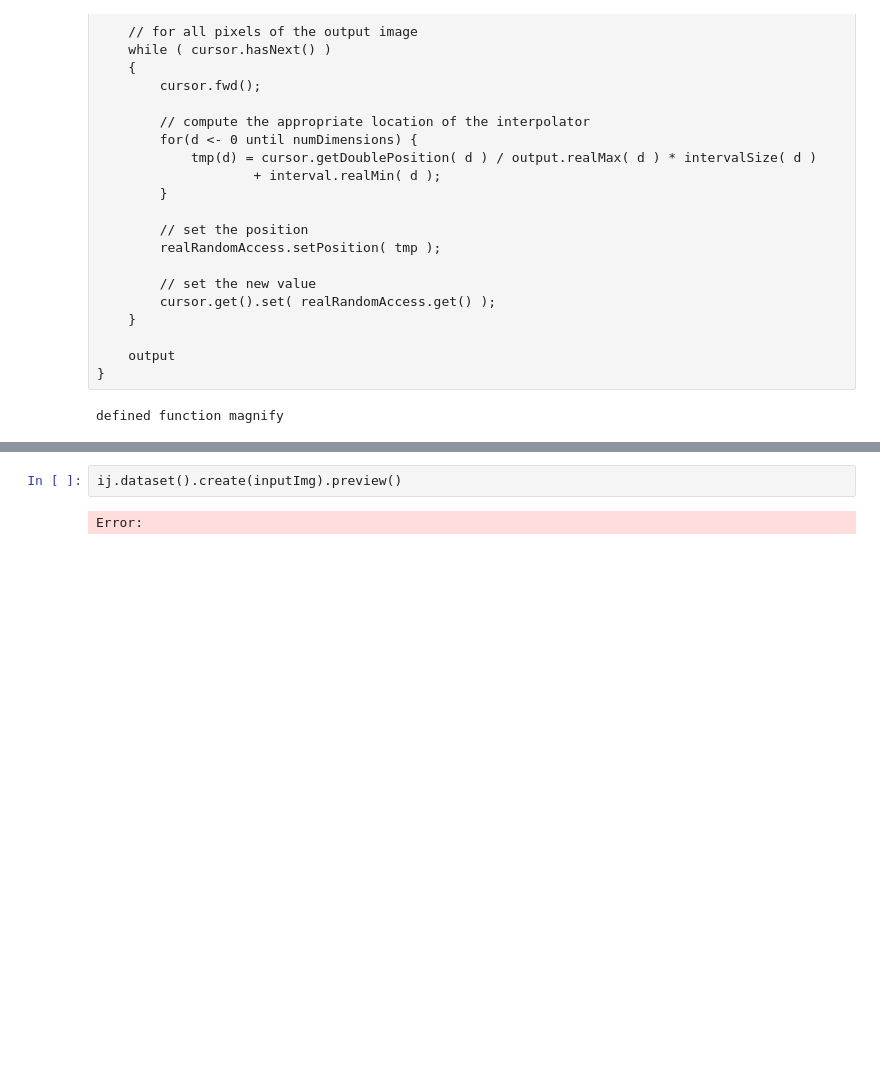
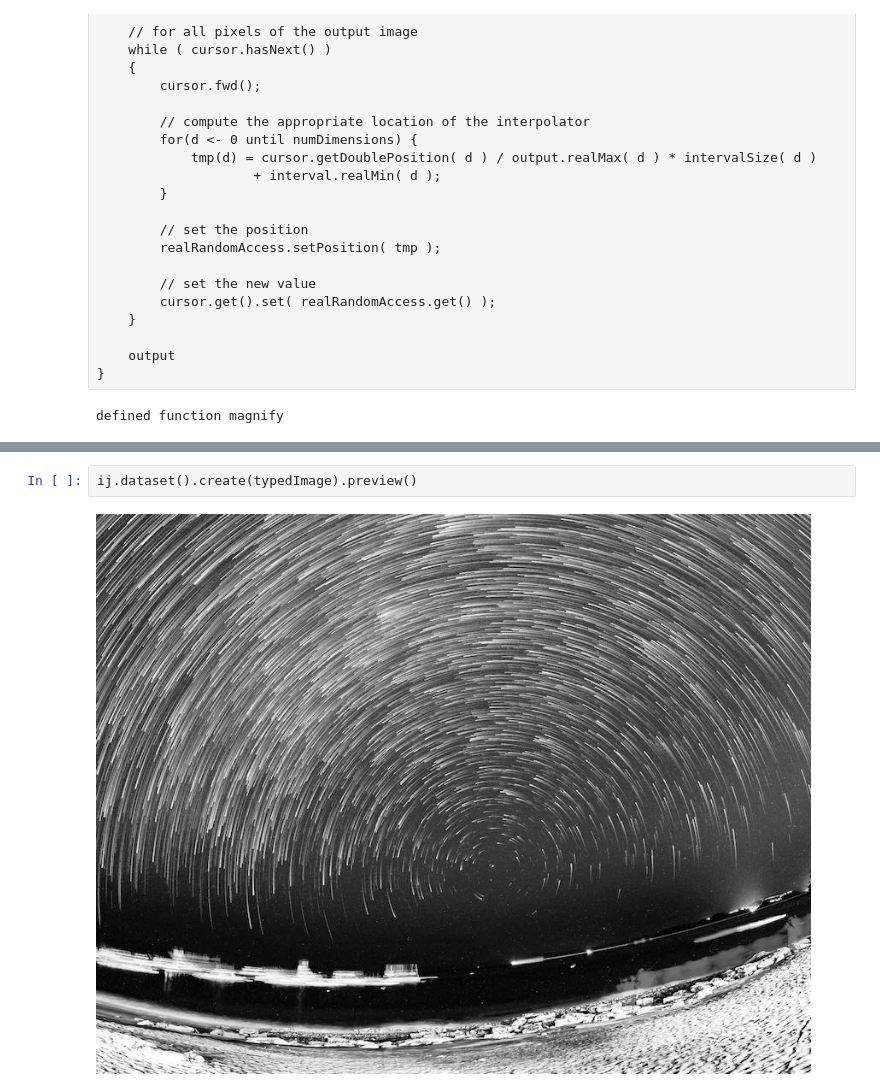
Before and after one commit to 4Quant/ImgLib2-Notebooks, a Jupyter notebook: Zoom-Interpolate.ipynb, the cells around one changed output, grey strips where cells are left out. Drawn from its saved outputs; the diff is of its cells as text; blank space fills up the shorter version.

Commit message:
ran Zoom Interpolate with test image and added it to the directory

```diff
--- a/Zoom-Interpolate.ipynb
+++ b/Zoom-Interpolate.ipynb
@@ -315,4 +197,4 @@ typedImage: net.imagej.ImgPlus[net.imglib2.type.numeric.integer.UnsignedByteType
 # %%
-ij.dataset().create(inputImg).preview()
+ij.dataset().create(typedImage).preview()
 # %% [output]
-Error:
+[figure, added]
```
Also changed, not shown: parts of 11 cells of this notebook, 1 other file.
